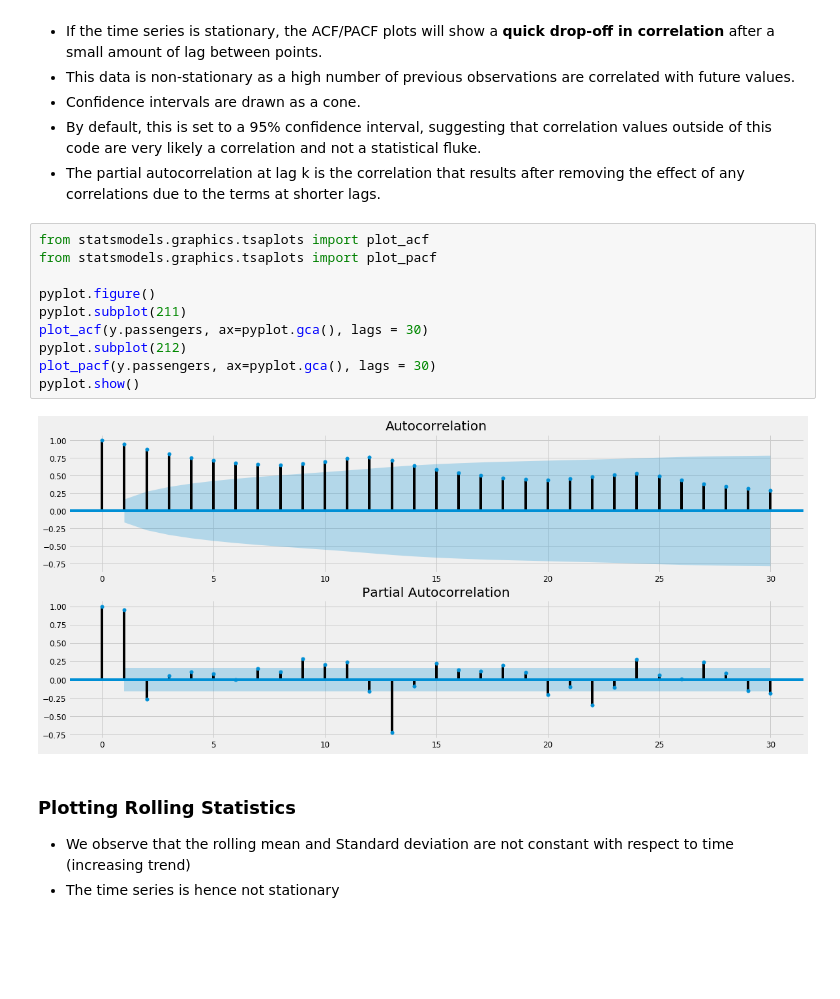
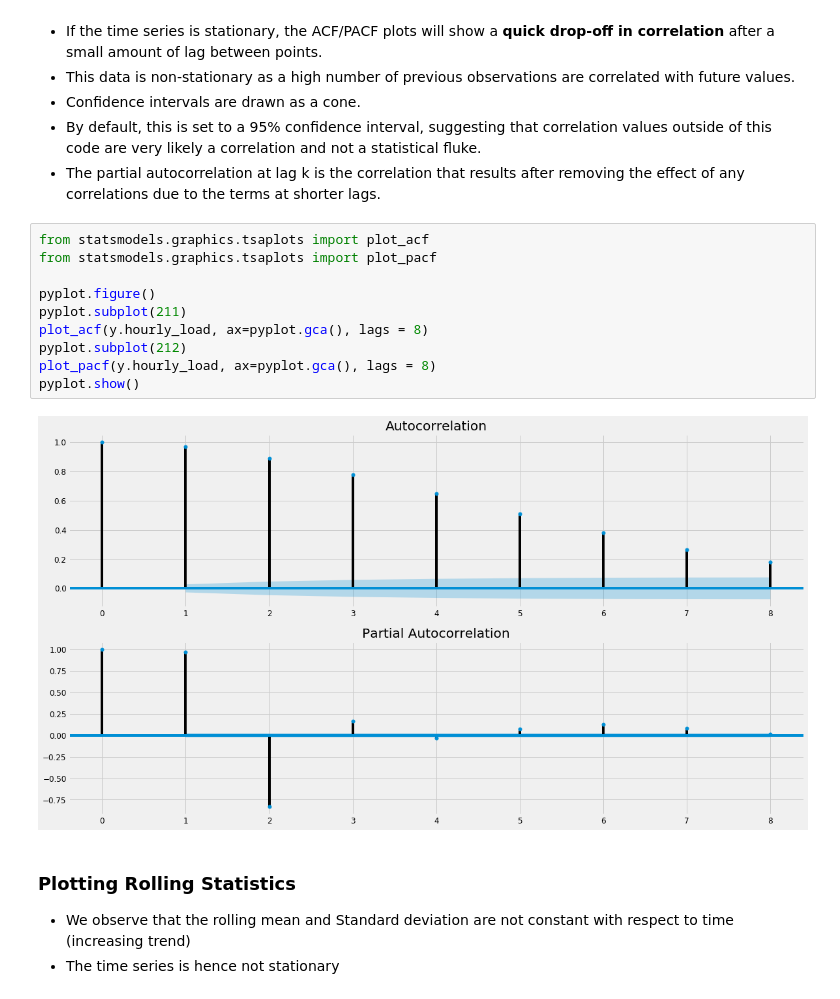
Before and after one commit to bondxue/FRE-6351-Time-Series-Anlysis, a Jupyter notebook: Final-Project/Time-Series-Final-Project.ipynb, the cells around one changed output. Saved outputs shown, nothing was run; the diff lists cells and outputs as text; blank space fills up the shorter version.

```diff
--- a/Final-Project/Time-Series-Final-Project.ipynb
+++ b/Final-Project/Time-Series-Final-Project.ipynb
@@ -205,15 +198,15 @@ __We can check stationarity using the following:__
 # %%
 from statsmodels.graphics.tsaplots import plot_acf
 from statsmodels.graphics.tsaplots import plot_pacf
 
 pyplot.figure()
 pyplot.subplot(211)
-plot_acf(y.passengers, ax=pyplot.gca(), lags = 30)
+plot_acf(y.hourly_load, ax=pyplot.gca(), lags = 8)
 pyplot.subplot(212)
-plot_pacf(y.passengers, ax=pyplot.gca(), lags = 30)
+plot_pacf(y.hourly_load, ax=pyplot.gca(), lags = 8)
 pyplot.show()
 # %% [output]
-[figure, old version]
+[figure, new version]
 # %% [markdown]
 ### Plotting Rolling Statistics
 - We observe that the rolling mean and Standard deviation are not constant with respect to time (increasing trend)
```
Also changed, not shown: parts of 7 cells of this notebook.
